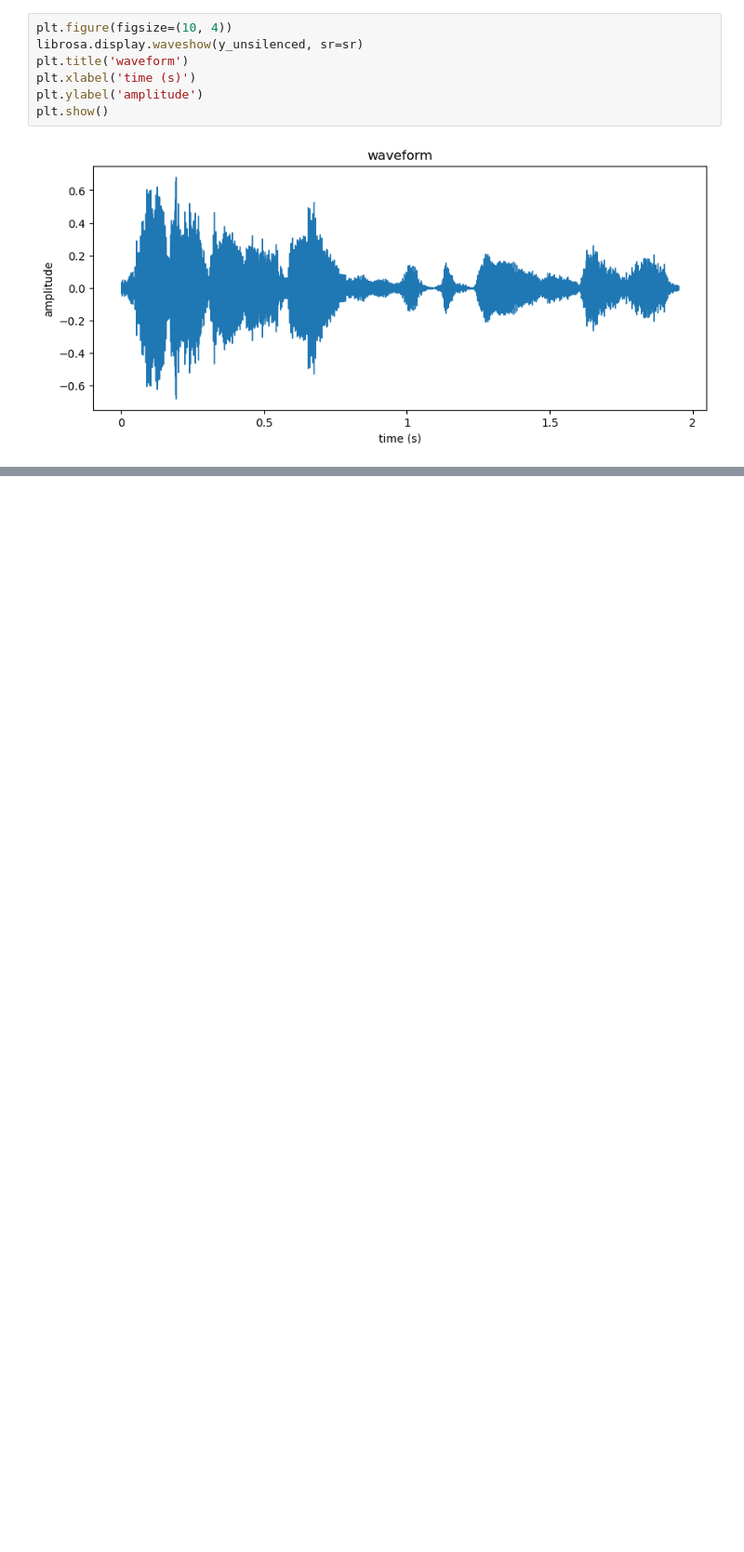
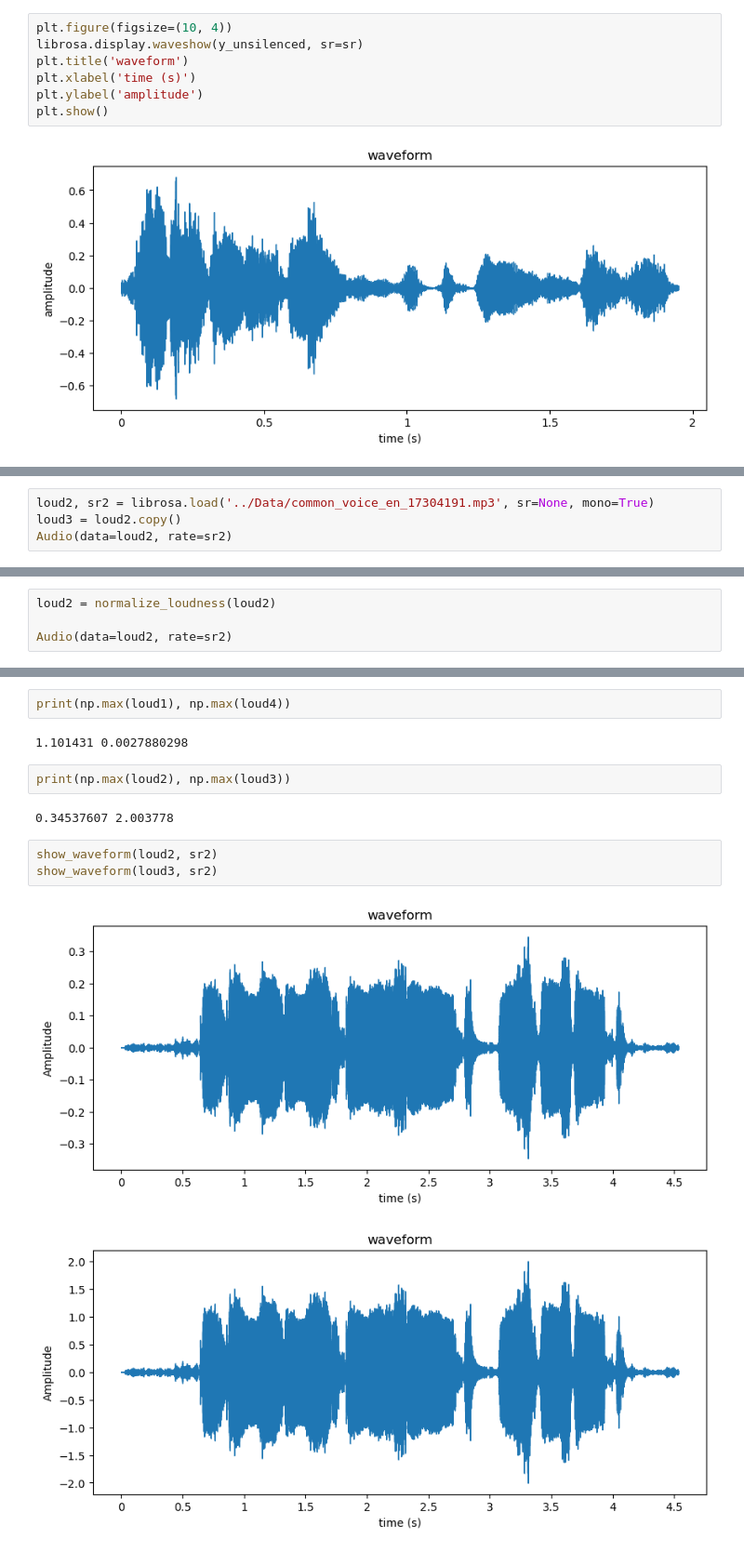
Before and after one commit to Karimgebril09/Speaker_gender_age_recognition, a Jupyter notebook: Notebooks/age.ipynb, the cells around one changed output, grey strips where cells are left out. Shown at 93% size. Cells and saved outputs as stored; diff of their text form; blank space fills up the shorter version.

```diff
--- a/Notebooks/age.ipynb
+++ b/Notebooks/age.ipynb
@@ -106,0 +105,4 @@ wav.head()
+# %%
+loud2, sr2 = librosa.load('../Data/common_voice_en_17304191.mp3', sr=None, mono=True)
+loud3 = loud2.copy()
+Audio(data=loud2, rate=sr2)
@@ -106,0 +135,4 @@ wav.head()
+# %%
+loud2 = normalize_loudness(loud2)
+
+Audio(data=loud2, rate=sr2)
@@ -106,0 +151,14 @@ wav.head()
+# %%
+print(np.max(loud1), np.max(loud4))
+# %% [output]
+1.101431 0.0027880298
+# %%
+print(np.max(loud2), np.max(loud3))
+# %% [output]
+0.34537607 2.003778
+# %%
+show_waveform(loud2, sr2)
+show_waveform(loud3, sr2)
+# %% [output]
+[figure, added]
+[figure, added]
```
Also changed, not shown: parts of 20 cells of this notebook.
